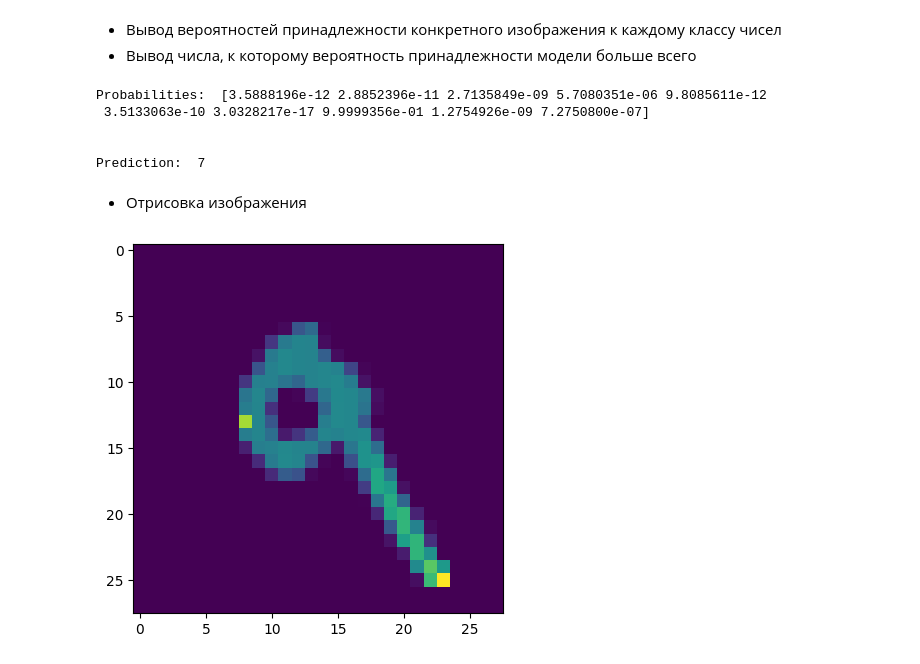
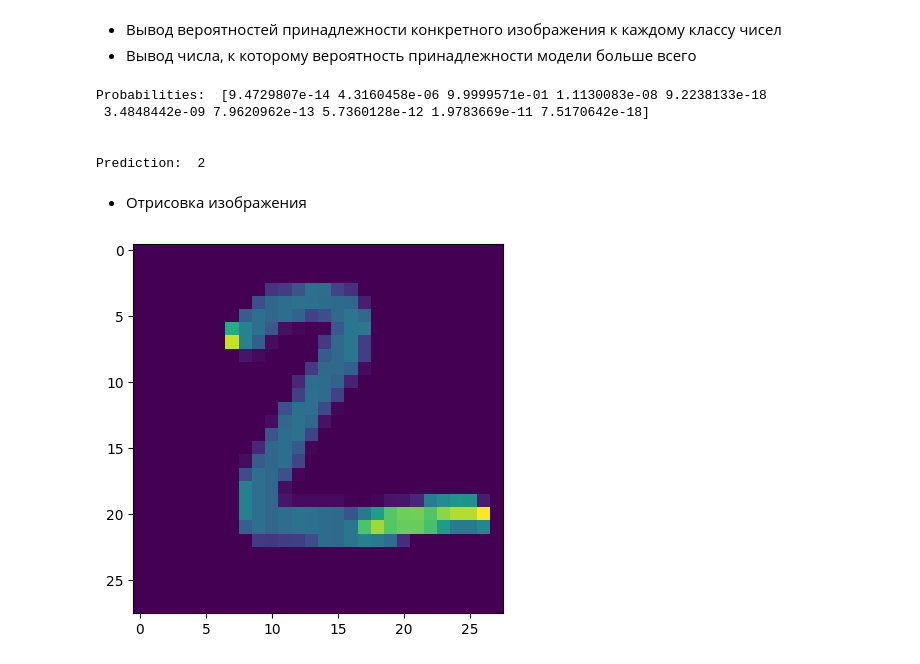
Before and after one commit to saitovmarat/NumRecognition, a Jupyter notebook: main.ipynb, the cells around one changed output. Saved outputs shown, nothing was run; the diff lists cells and outputs as text; code cells hidden in the pictures.

```diff
--- a/main.ipynb
+++ b/main.ipynb
@@ -145,19 +153,19 @@ array([[3.5888196e-12, 2.8852396e-11, 2.7135849e-09, ..., 9.9999356e-01,
 - Вывод вероятностей принадлежности конкретного изображения к каждому классу чисел
 - Вывод числа, к которому вероятность принадлежности модели больше всего
 # %%
-print('Probabilities: ', prediction[0])
+print('Probabilities: ', prediction[1])
 print('\n')
-print('Prediction: ', np.argmax(prediction[0]))
+print('Prediction: ', np.argmax(prediction[1]))
 # %% [output]
-Probabilities:  [3.5888196e-12 2.8852396e-11 2.7135849e-09 5.7080351e-06 9.8085611e-12
- 3.5133063e-10 3.0328217e-17 9.9999356e-01 1.2754926e-09 7.2750800e-07]
+Probabilities:  [9.4729807e-14 4.3160458e-06 9.9999571e-01 1.1130083e-08 9.2238133e-18
+ 3.4848442e-09 7.9620962e-13 5.7360128e-12 1.9783669e-11 7.5170642e-18]
 
 
-Prediction:  7
+Prediction:  2
 # %% [markdown]
 - Отрисовка изображения
 # %%
-plt.imshow(X_test[7])
+plt.imshow(X_test[1])
 plt.show()
 # %% [output]
-[figure, old version]
+[figure, new version]
```
Also changed, not shown: parts of 5 cells of this notebook.
